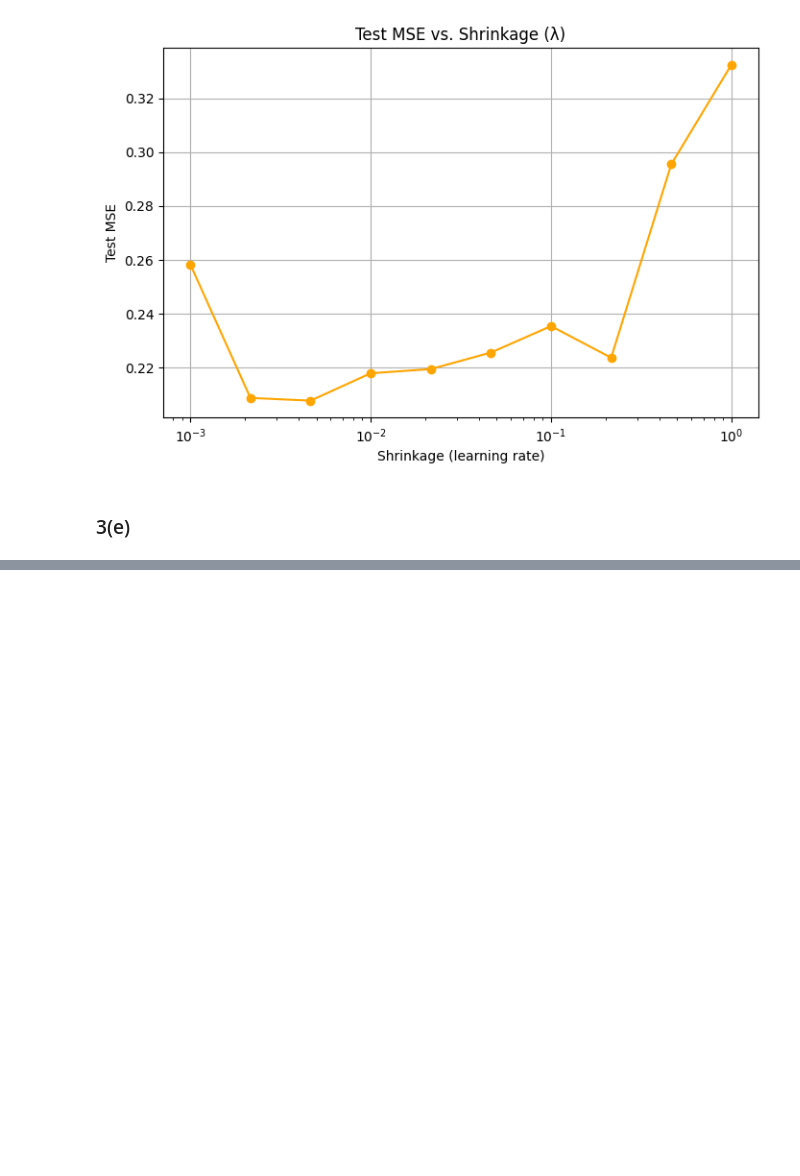
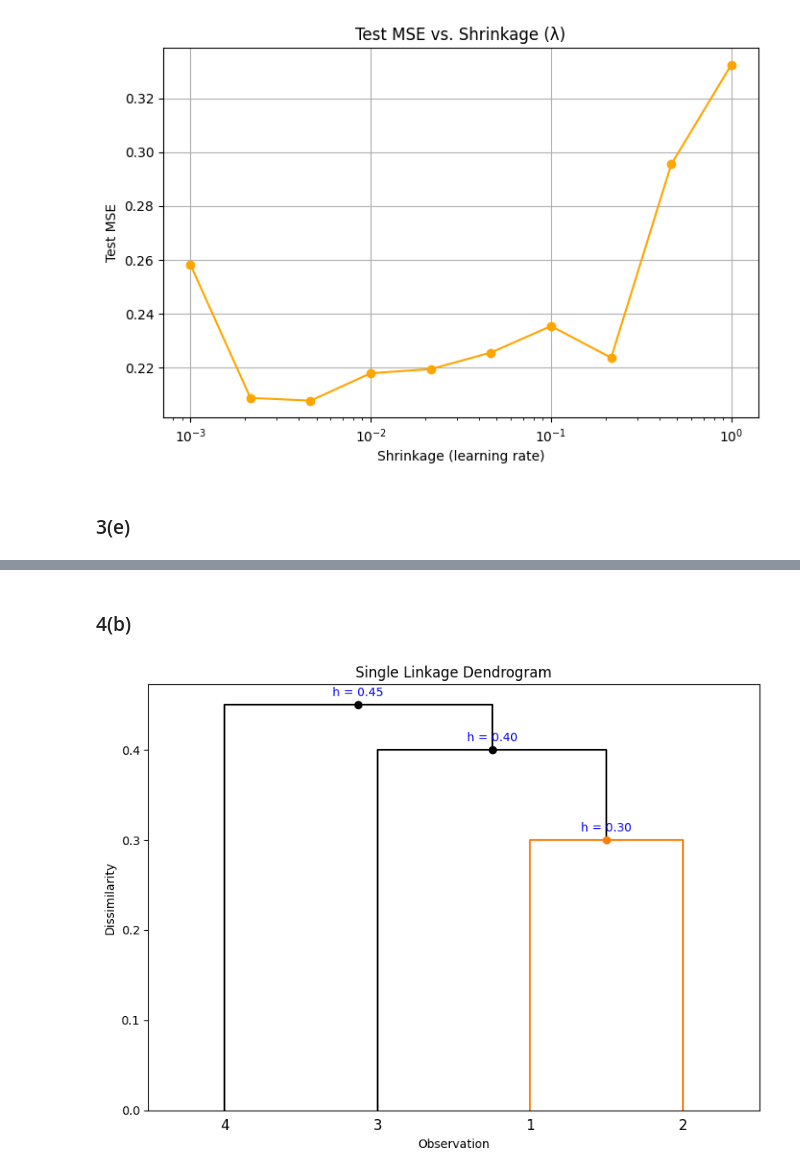
Before and after one commit to random-logic/sta141c-hw, a Jupyter notebook: HW4.ipynb, the cells around one changed output, grey strips where cells are left out. Drawn from its saved outputs; the diff is of its cells as text; code cells hidden in the pictures; blank space fills up the shorter version.

```diff
--- a/HW4.ipynb
+++ b/HW4.ipynb
@@ -455,0 +613,38 @@ plt.show()
+# %% [markdown]
+### 4(b)
+# %%
+import numpy as np
+from scipy.cluster.hierarchy import linkage, dendrogram
+import matplotlib.pyplot as plt
+
+# Dissimilarity matrix in condensed form
+# Order: (1,2), (1,3), (1,4), (2,3), (2,4), (3,4)
+dissimilarity = [0.3, 0.4, 0.7, 0.5, 0.8, 0.45]
+
+# Perform hierarchical clustering with single linkage
+Z_single = linkage(dissimilarity, method='single')
+
+# Plot dendrogram
+plt.figure(figsize=(8, 6))
+dendro = dendrogram(
+    Z_single,
+    labels=[1, 2, 3, 4],
+    leaf_font_size=12,
+    above_threshold_color='black'
+)
+
+# Annotate fusion heights
+for i, d, c in zip(dendro['icoord'], dendro['dcoord'], dendro['color_list']):
+    x = 0.5 * (i[1] + i[2])  # midpoint x between branches
+    y = d[1]                 # height of the merge
+    plt.plot(x, y, 'o', c=c)
+    plt.annotate(f"h = {y:.2f}", (x, y), xytext=(0, 5), textcoords='offset points',
+                 ha='center', va='bottom', fontsize=10, color='blue')
+
+plt.title("Single Linkage Dendrogram")
+plt.xlabel("Observation")
+plt.ylabel("Dissimilarity")
+plt.tight_layout()
+plt.show()
+# %% [output]
+[figure, added]
```
Also changed, not shown: parts of 19 cells of this notebook.
